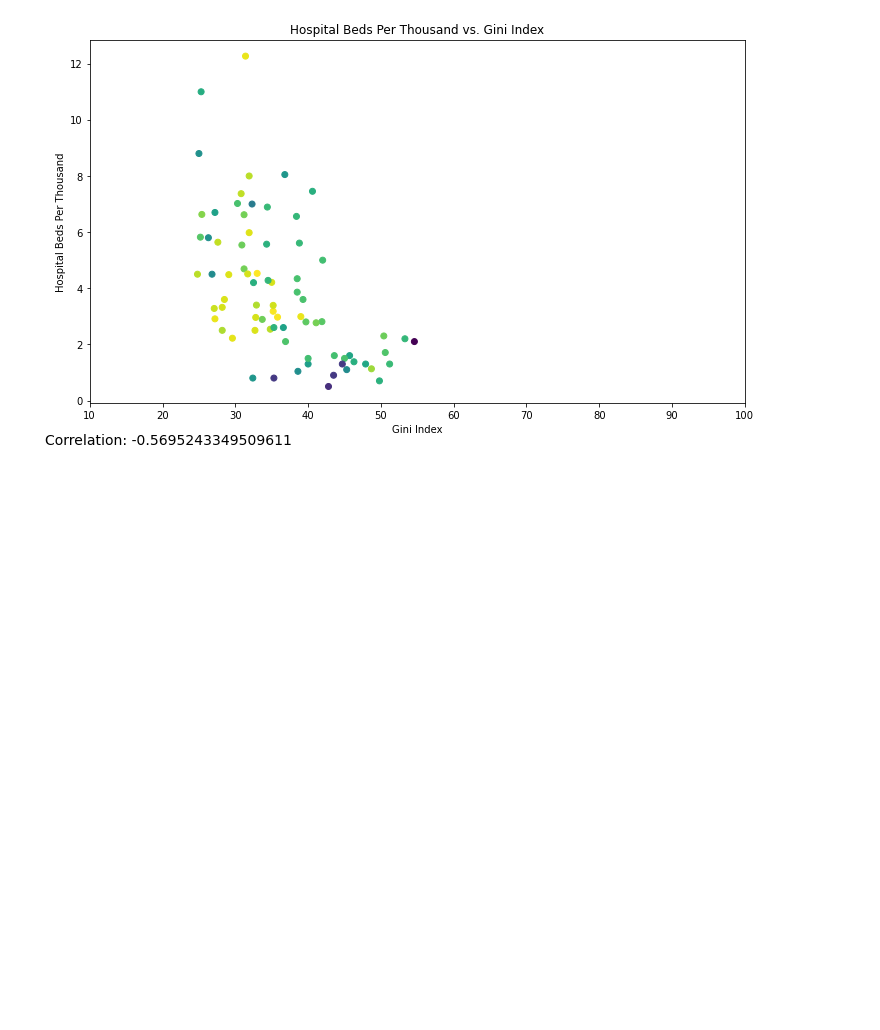
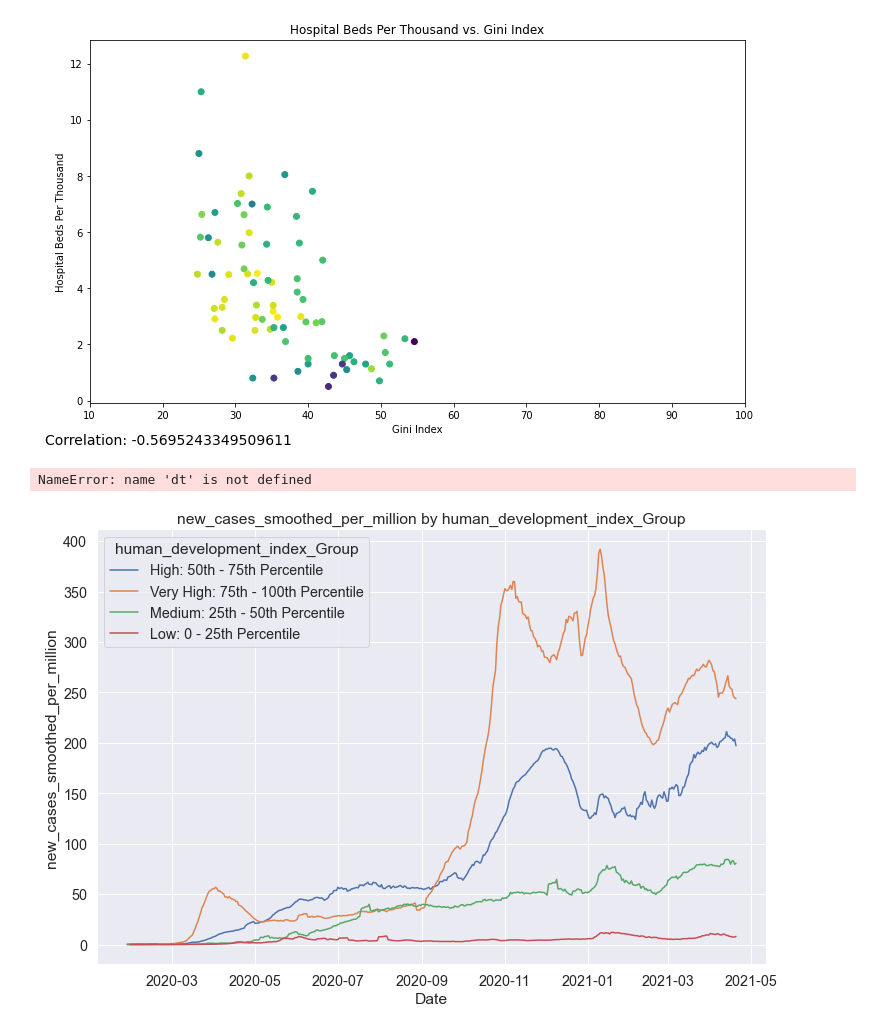
Before and after one commit to jonvolfson/DS2500Project, a Jupyter notebook: Final Visualizations.ipynb, the cells around one changed output. Saved outputs shown, nothing was run; the diff lists cells and outputs as text; code cells hidden in the pictures; blank space fills up the shorter version.

```diff
--- a/Final Visualizations.ipynb
+++ b/Final Visualizations.ipynb
@@ -165,0 +257,35 @@ plt.tight_layout()
+# %%
+hdi_df = quantile_group(data, 'human_development_index')
+# %%
+def group_plot(data, plt_col, group_col):
+    '''plots a line plot of the new grouped categories
+    Args:
+        data (DataFrame), take in the dataframe with the HDI_Group column
+        plt_col (str), choose a column to plot on the y-axis
+        group_col (str), select the new categorized column you created with the quantile_group function
+    Returns:
+        plot, returns a line plot with one line for every HDI_group where Date is the x-axis'''
+
+    # group data with date and group_col as index. Get mean
+    grouped_df = data.groupby(['date', group_col])[plt_col].mean().reset_index()
+
+    # plot dataframe and set titles and labels
+    sns.set(font_scale = 1.3)
+    sns.lineplot(data=grouped_df, x="date", y=plt_col, hue = group_col)
+    plt.gcf().set_size_inches(12, 8)
+    plt.title(f'{plt_col} by {group_col}')
+    plt.xlabel('Date')
+    plt.ylabel(plt_col)
+
+    # Set X range. Using left and right variables makes it easy to change the range.
+    left = dt.date(2020, 1, 1)
+    right = dt.date(2021, 4, 19)
+
+    # Changes x-axis range
+    plt.gca().set_xbound(left, right)
+# %%
+# call and plot function with new_cases_smoothed_per_million as the y-axis and HDI_group as the different lines
+group_plot(hdi_df, 'new_cases_smoothed_per_million', 'human_development_index_Group')
+# %% [output]
+NameError: name 'dt' is not defined
+[figure, added]
```
Also changed, not shown: parts of 18 cells of this notebook.
